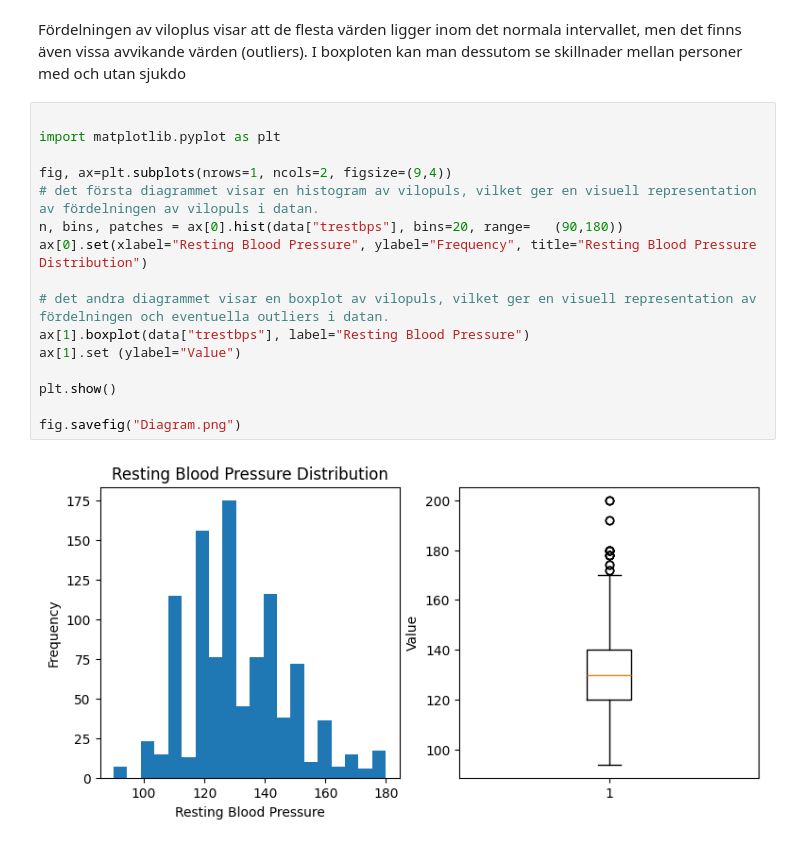
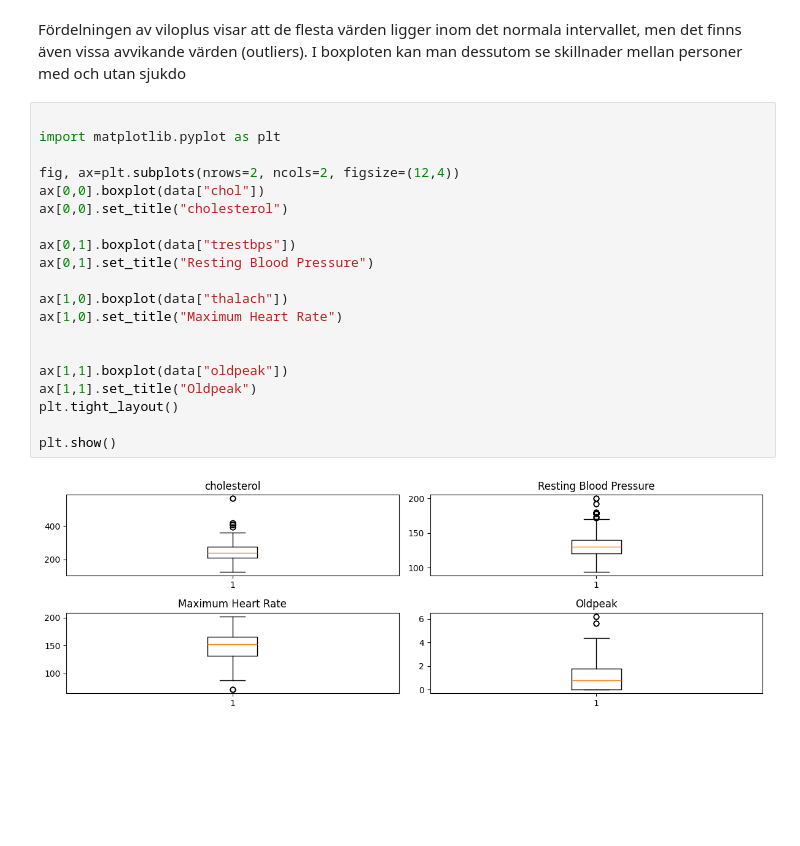
Before and after one commit to Parmiss1360/heart-disease-prediction, a Jupyter notebook: notbooks/analysis.ipynb, the cells around one changed output. Saved outputs shown, nothing was run; the diff lists cells and outputs as text; blank space fills up the shorter version.

```diff
--- a/notbooks/analysis.ipynb
+++ b/notbooks/analysis.ipynb
@@ -98,18 +57,22 @@ Fördelningen av viloplus visar att de flesta värden ligger inom det normala in
 # %%
 
 import matplotlib.pyplot as plt
 
-fig, ax=plt.subplots(nrows=1, ncols=2, figsize=(9,4))
-# det första diagrammet visar en histogram av vilopuls, vilket ger en visuell representation av fördelningen av vilopuls i datan.
-n, bins, patches = ax[0].hist(data["trestbps"], bins=20, range=   (90,180))
-ax[0].set(xlabel="Resting Blood Pressure", ylabel="Frequency", title="Resting Blood Pressure Distribution")
+fig, ax=plt.subplots(nrows=2, ncols=2, figsize=(12,4))
+ax[0,0].boxplot(data["chol"])
+ax[0,0].set_title("cholesterol")
 
-# det andra diagrammet visar en boxplot av vilopuls, vilket ger en visuell representation av fördelningen och eventuella outliers i datan.
-ax[1].boxplot(data["trestbps"], label="Resting Blood Pressure")
-ax[1].set (ylabel="Value")
+ax[0,1].boxplot(data["trestbps"])
+ax[0,1].set_title("Resting Blood Pressure")
+
+ax[1,0].boxplot(data["thalach"])
+ax[1,0].set_title("Maximum Heart Rate")
+
+
+ax[1,1].boxplot(data["oldpeak"])
+ax[1,1].set_title("Oldpeak")
+plt.tight_layout()
 
 plt.show()
-
-fig.savefig("Diagram.png")
 # %% [output]
-[figure, old version]
+[figure, new version]
```
Also changed, not shown: parts of 15 cells of this notebook, 9 other files.
